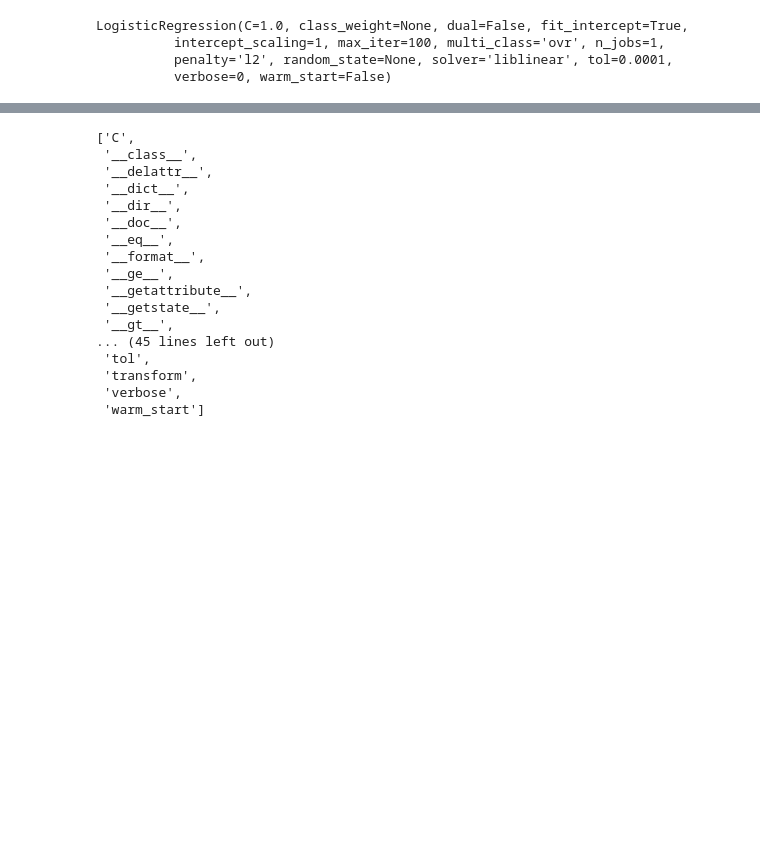
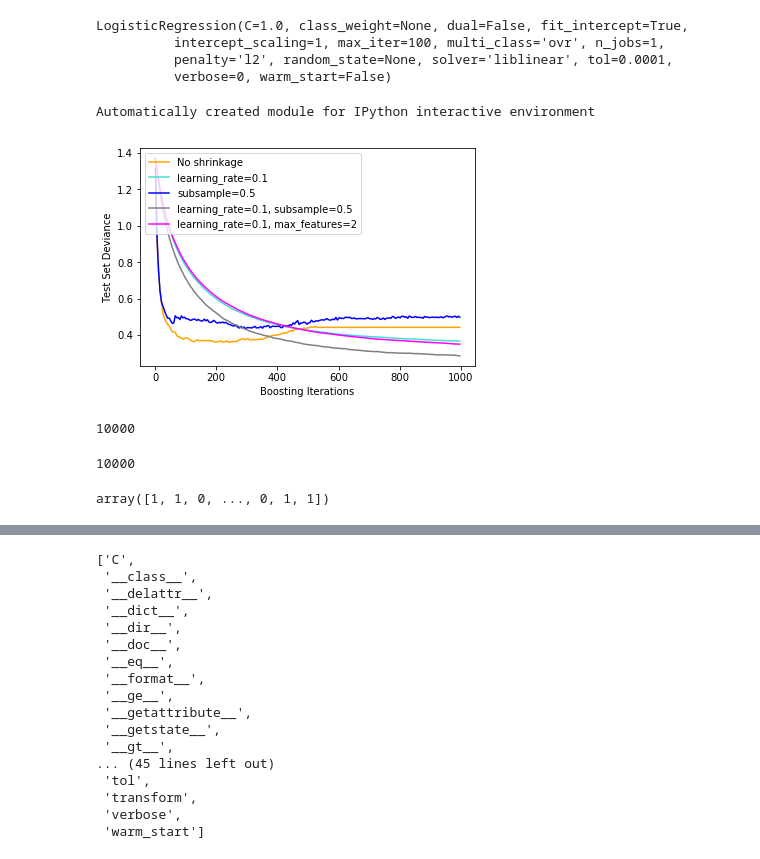
Before and after one commit to doriang102/doriang102.github.io, a Jupyter notebook: notebooks/Classification in Python.ipynb, the cells around one changed output, grey strips where cells are left out. Drawn from its saved outputs; the diff is of its cells as text; code cells hidden in the pictures; blank space fills up the shorter version.

```diff
--- a/notebooks/Classification in Python.ipynb
+++ b/notebooks/Classification in Python.ipynb
@@ -18,3 +18,71 @@ LogisticRegression(C=1.0, class_weight=None, dual=False, fit_intercept=True,
           intercept_scaling=1, max_iter=100, multi_class='ovr', n_jobs=1,
           penalty='l2', random_state=None, solver='liblinear', tol=0.0001,
           verbose=0, warm_start=False)
+# %%
+print(__doc__)
+
+# Author: Peter Prettenhofer <peter.prettenhofer@gmail.com>
+#
+# License: BSD 3 clause
+
+import numpy as np
+import matplotlib.pyplot as plt
+
+from sklearn import ensemble
+from sklearn import datasets
+
+
+X, y = datasets.make_hastie_10_2(n_samples=12000, random_state=1)
+X = X.astype(np.float32)
+
+# map labels from {-1, 1} to {0, 1}
+labels, y = np.unique(y, return_inverse=True)
+
+X_train, X_test = X[:2000], X[2000:]
+y_train, y_test = y[:2000], y[2000:]
+
+original_params = {'n_estimators': 1000, 'max_leaf_nodes': 4, 'max_depth': None, 'random_state': 2,
+                   'min_samples_split': 5}
+
+plt.figure()
+
+for label, color, setting in [('No shrinkage', 'orange',
+                               {'learning_rate': 1.0, 'subsample': 1.0}),
+                              ('learning_rate=0.1', 'turquoise',
+                               {'learning_rate': 0.1, 'subsample': 1.0}),
+                              ('subsample=0.5', 'blue',
+                               {'learning_rate': 1.0, 'subsample': 0.5}),
+                              ('learning_rate=0.1, subsample=0.5', 'gray',
+                               {'learning_rate': 0.1, 'subsample': 0.5}),
+                              ('learning_rate=0.1, max_features=2', 'magenta',
+                               {'learning_rate': 0.1, 'max_features': 2})]:
+    params = dict(original_params)
+    params.update(setting)
+
+    clf = ensemble.GradientBoostingClassifier(**params)
+    clf2 = ensemble.RandomForestClassifier()
+    #clf2.fit(X_train,y_train)
+    clf.fit(X_train, y_train)
+
+    # compute test set deviance
+    test_deviance = np.zeros((params['n_estimators'],), dtype=np.float64)
+
+    for i, y_pred in enumerate(clf.staged_decision_function(X_test)):
+        # clf.loss_ assumes that y_test[i] in {0, 1}
+        test_deviance[i] = clf.loss_(y_test, y_pred)
+
+    plt.plot((np.arange(test_deviance.shape[0]) + 1)[::5], test_deviance[::5],
+            '-', color=color, label=label)
+
+plt.legend(loc='upper left')
+plt.xlabel('Boosting Iterations')
+plt.ylabel('Test Set Deviance')
+
+plt.show()
+# %% [output]
+Automatically created module for IPython interactive environment
+[figure, added]
+# %%
+len(y_test)
+# %% [output]
+10000
@@ -20,0 +91,8 @@ LogisticRegression(C=1.0, class_weight=None, dual=False, fit_intercept=True,
+# %%
+len(y_pred)
+# %% [output]
+10000
+# %%
+y
+# %% [output]
+array([1, 1, 0, ..., 0, 1, 1])
```
Also changed, not shown: parts of 14 cells of this notebook, 1 other file.
